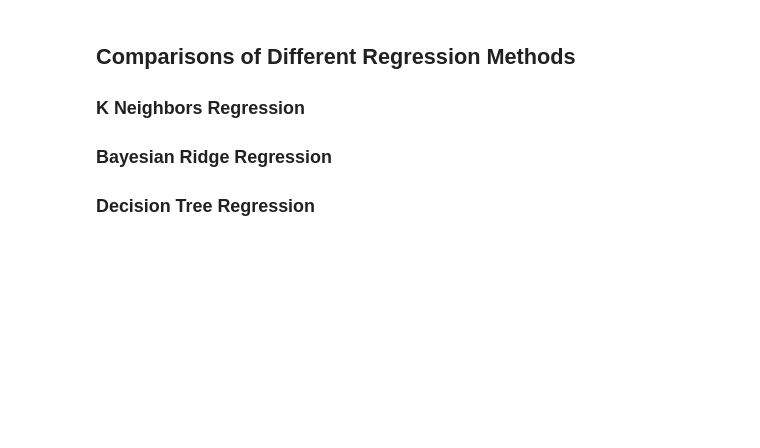
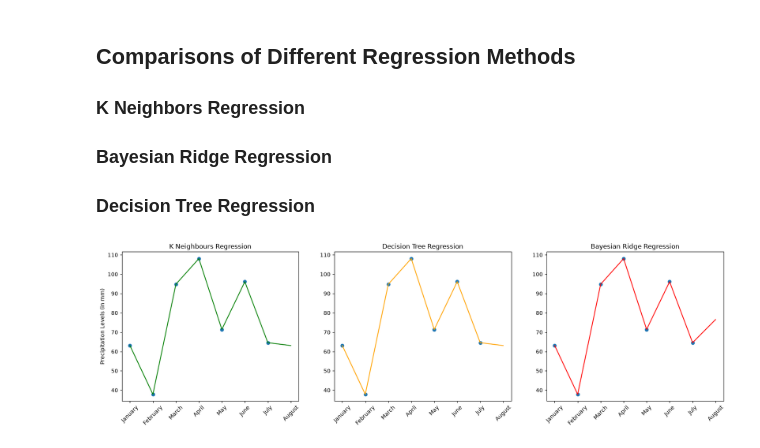
Before and after one commit to smm2005/Rain-Analysis-Toronto, a Jupyter notebook: analysis.ipynb, the cells around one changed output. Drawn from its saved outputs; the diff is of its cells as text; code cells hidden in the pictures; blank space fills up the shorter version.

```diff
--- a/analysis.ipynb
+++ b/analysis.ipynb
@@ -264,3 +272,23 @@ Text(24.722222222222214, 0.5, 'Longitude')
 ### Bayesian Ridge Regression
 
 ### Decision Tree Regression
+# %%
+fig, ax = plt.subplots(ncols=3, figsize=(20, 5))
+
+ax[0].scatter(x=monthly_data.T.index, y=monthly_data.T["York South-Weston"])
+ax[0].plot(monthly_data_knn.T["York South-Weston"], color="green")
+ax[0].set_title("K Neighbours Regression")
+ax[0].set_ylabel("Precipitation Levels (in mm)")
+ax[0].tick_params(axis="x", labelrotation=45)
+
+ax[1].scatter(x=monthly_data.T.index, y=monthly_data.T["York South-Weston"])
+ax[1].plot(monthly_data_dtr.T["York South-Weston"], color="orange")
+ax[1].set_title("Decision Tree Regression")
+ax[1].tick_params(axis="x", labelrotation=45)
+
+ax[2].scatter(x=monthly_data.T.index, y=monthly_data.T["York South-Weston"])
+ax[2].plot(monthly_data_brr.T["York South-Weston"], color="red")
+ax[2].set_title("Bayesian Ridge Regression")
+ax[2].tick_params(axis="x", labelrotation=45)
+# %% [output]
+[figure, added]
```
Also changed, not shown: parts of 9 cells of this notebook.
